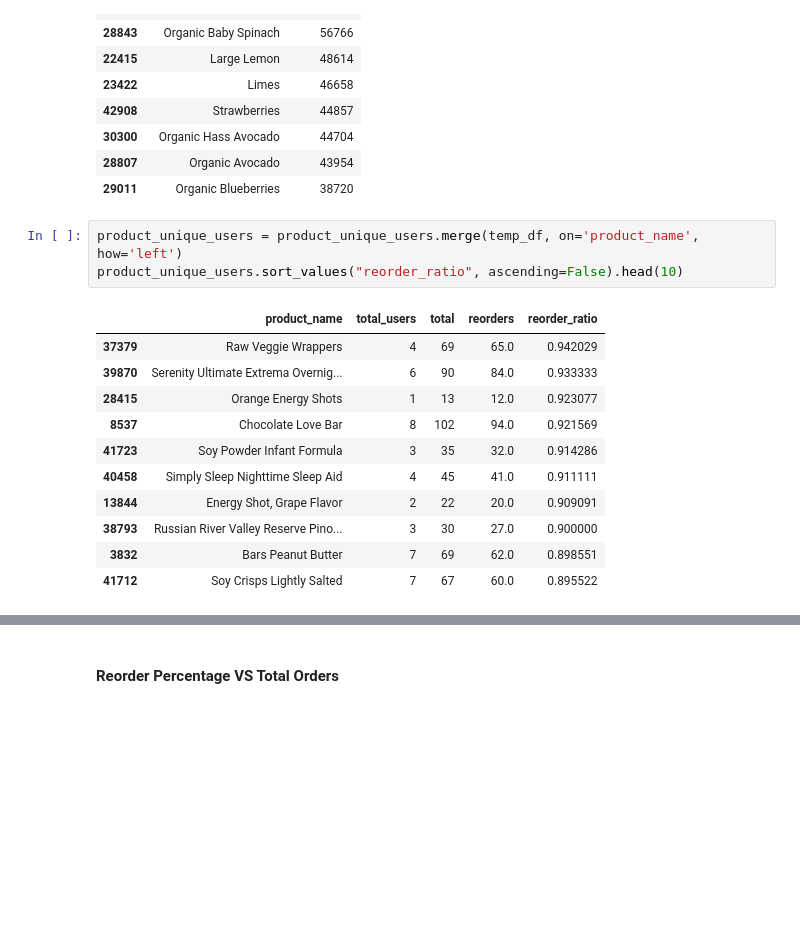
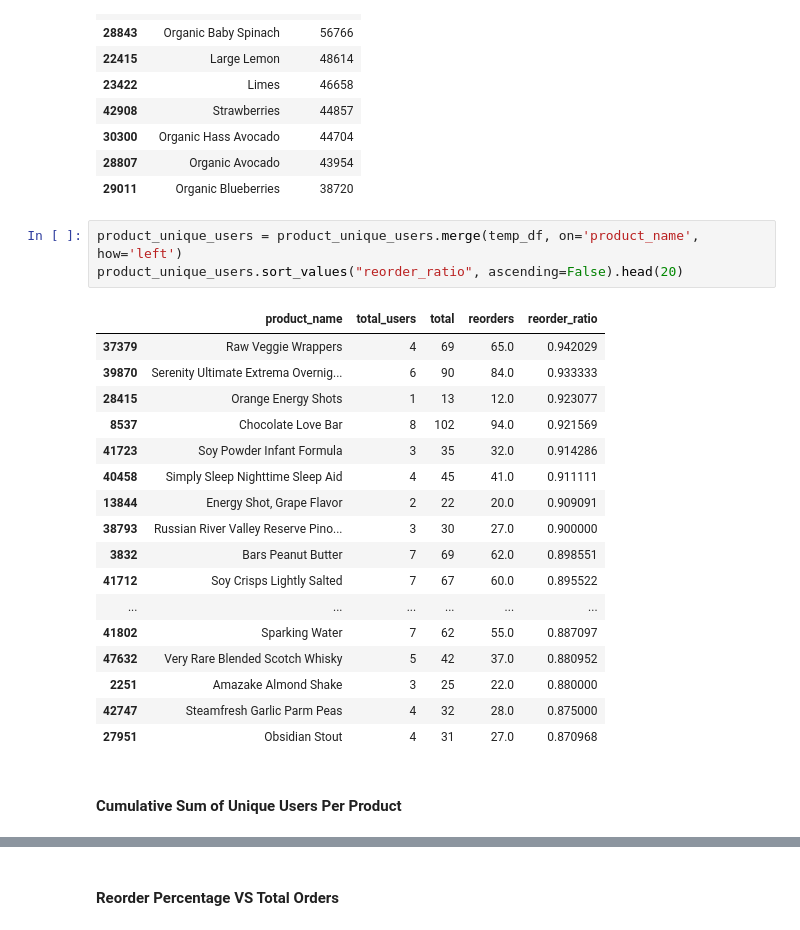
Before and after one commit to archd3sai/Instacart-Market-Basket-Analysis, a Jupyter notebook: Exploratory Data Analysis.ipynb, the cells around one changed output, grey strips where cells are left out. Cells and saved outputs as stored; diff of their text form; blank space fills up the shorter version.

```diff
--- a/Exploratory Data Analysis.ipynb
+++ b/Exploratory Data Analysis.ipynb
@@ -272,16 +350,24 @@ product_unique_users.sort_values('total_users', ascending = False).head(10)
 | 29011 | Organic Blueberries | 38720 |
 # %%
 product_unique_users = product_unique_users.merge(temp_df, on='product_name', how='left')
-product_unique_users.sort_values("reorder_ratio", ascending=False).head(10)
+product_unique_users.sort_values("reorder_ratio", ascending=False).head(20)
 # %% [output]
 |  | product_name | total_users | total | reorders | reorder_ratio |
 | 37379 | Raw Veggie Wrappers | 4 | 69 | 65.0 | 0.942029 |
 | 39870 | Serenity Ultimate Extrema Overnig... | 6 | 90 | 84.0 | 0.933333 |
 | 28415 | Orange Energy Shots | 1 | 13 | 12.0 | 0.923077 |
 | 8537 | Chocolate Love Bar | 8 | 102 | 94.0 | 0.921569 |
 | 41723 | Soy Powder Infant Formula | 3 | 35 | 32.0 | 0.914286 |
 | 40458 | Simply Sleep Nighttime Sleep Aid | 4 | 45 | 41.0 | 0.911111 |
 | 13844 | Energy Shot, Grape Flavor | 2 | 22 | 20.0 | 0.909091 |
 | 38793 | Russian River Valley Reserve Pino... | 3 | 30 | 27.0 | 0.900000 |
 | 3832 | Bars Peanut Butter | 7 | 69 | 62.0 | 0.898551 |
 | 41712 | Soy Crisps Lightly Salted | 7 | 67 | 60.0 | 0.895522 |
+| ... | ... | ... | ... | ... | ... |
+| 41802 | Sparking Water | 7 | 62 | 55.0 | 0.887097 |
+| 47632 | Very Rare Blended Scotch Whisky | 5 | 42 | 37.0 | 0.880952 |
+| 2251 | Amazake Almond Shake | 3 | 25 | 22.0 | 0.880000 |
+| 42747 | Steamfresh Garlic Parm Peas | 4 | 32 | 28.0 | 0.875000 |
+| 27951 | Obsidian Stout | 4 | 31 | 27.0 | 0.870968 |
+# %% [markdown]
+#### Cumulative Sum of Unique Users Per Product
```
Also changed, not shown: parts of 36 cells of this notebook, 2 other files.
